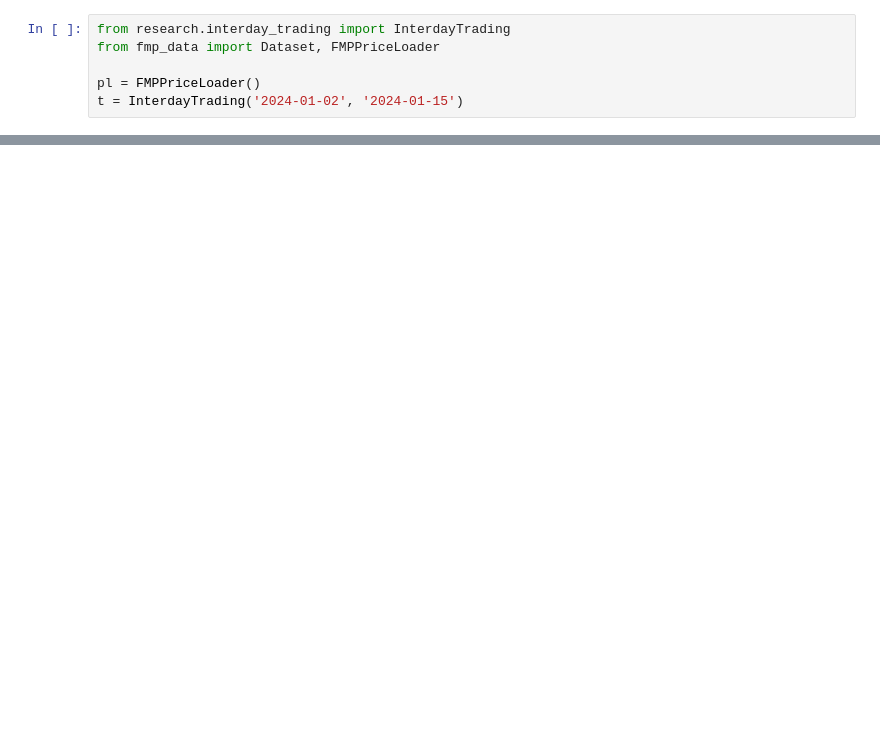
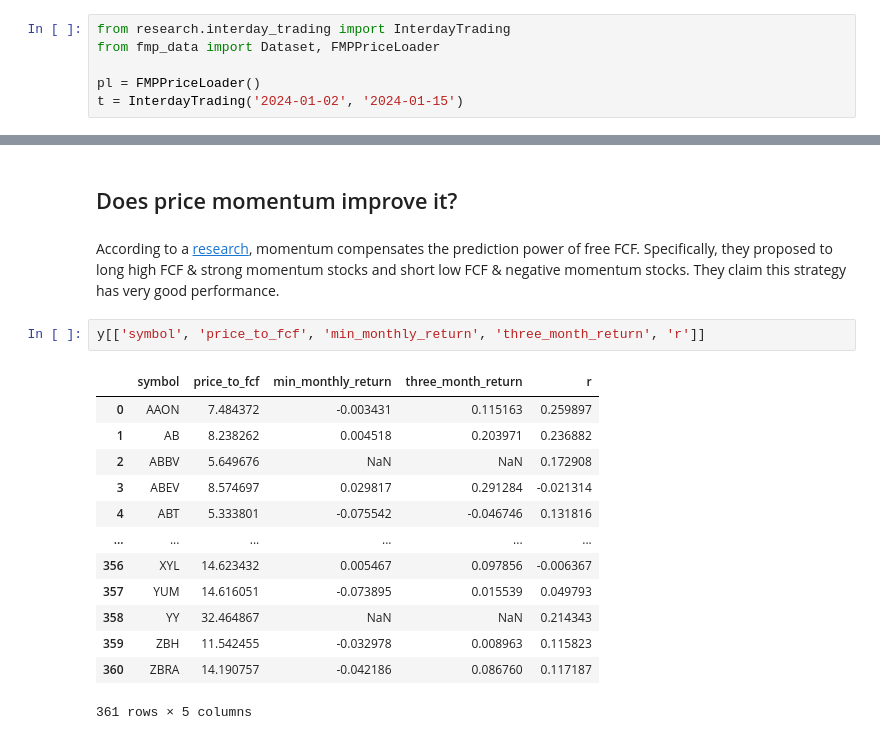
Before and after one commit to luanjunyi/finance, a Jupyter notebook: research/price_to_fcf.ipynb, the cells around one changed output, grey strips where cells are left out. Saved outputs shown, nothing was run; the diff lists cells and outputs as text; blank space fills up the shorter version.

Commit message:
[feature] add momentum feature to interday_trading

```diff
--- a/research/price_to_fcf.ipynb
+++ b/research/price_to_fcf.ipynb
@@ -114,0 +131,20 @@ plt.show()
+# %% [markdown]
+## Does price momentum improve it?
+# %% [markdown]
+According to a [research](https://journals.sagepub.com/doi/10.1177/0148558X221091803), momentum compensates the prediction power of free FCF. Specifically, they proposed to long high FCF & strong momentum stocks and short low FCF & negative momentum stocks. They claim this strategy has very good performance.
+# %%
+y[['symbol', 'price_to_fcf', 'min_monthly_return', 'three_month_return', 'r']]
+# %% [output]
+|  | symbol | price_to_fcf | min_monthly_return | three_month_return | r |
+| 0 | AAON | 7.484372 | -0.003431 | 0.115163 | 0.259897 |
+| 1 | AB | 8.238262 | 0.004518 | 0.203971 | 0.236882 |
+| 2 | ABBV | 5.649676 | NaN | NaN | 0.172908 |
+| 3 | ABEV | 8.574697 | 0.029817 | 0.291284 | -0.021314 |
+| 4 | ABT | 5.333801 | -0.075542 | -0.046746 | 0.131816 |
+| ... | ... | ... | ... | ... | ... |
+| 356 | XYL | 14.623432 | 0.005467 | 0.097856 | -0.006367 |
+| 357 | YUM | 14.616051 | -0.073895 | 0.015539 | 0.049793 |
+| 358 | YY | 32.464867 | NaN | NaN | 0.214343 |
+| 359 | ZBH | 11.542455 | -0.032978 | 0.008963 | 0.115823 |
+| 360 | ZBRA | 14.190757 | -0.042186 | 0.086760 | 0.117187 |
+361 rows × 5 columns
```
Also changed, not shown: parts of 7 cells of this notebook, 5 other files.
